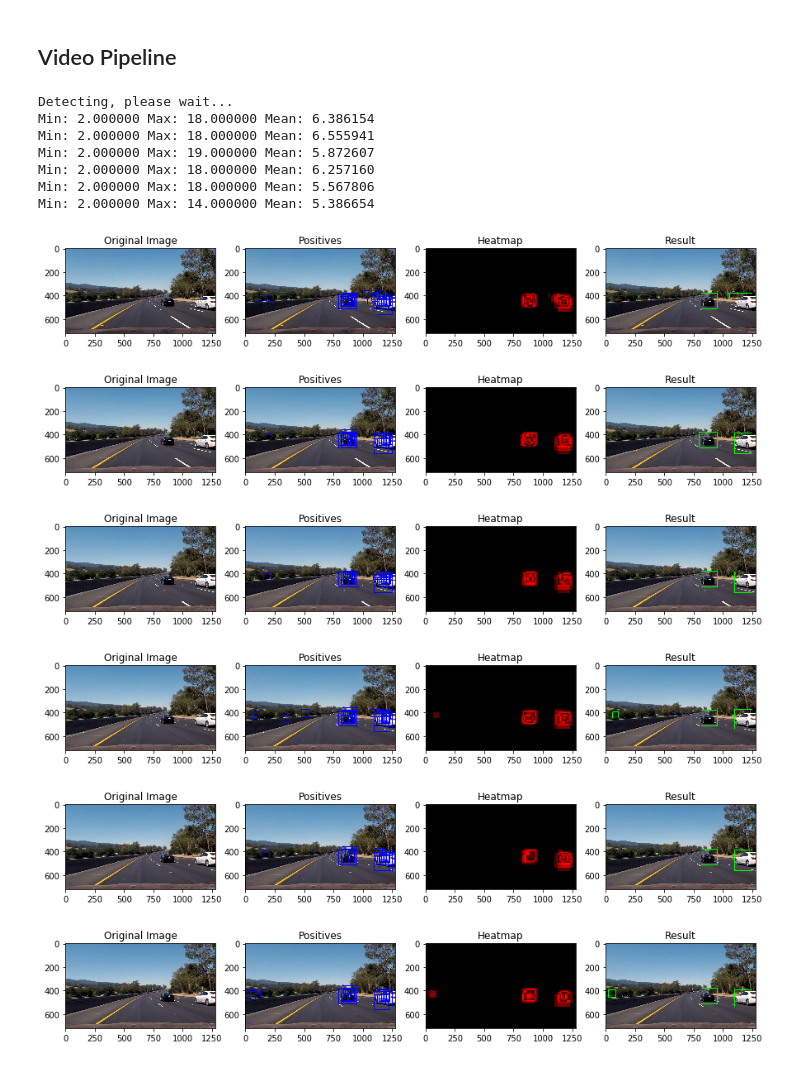
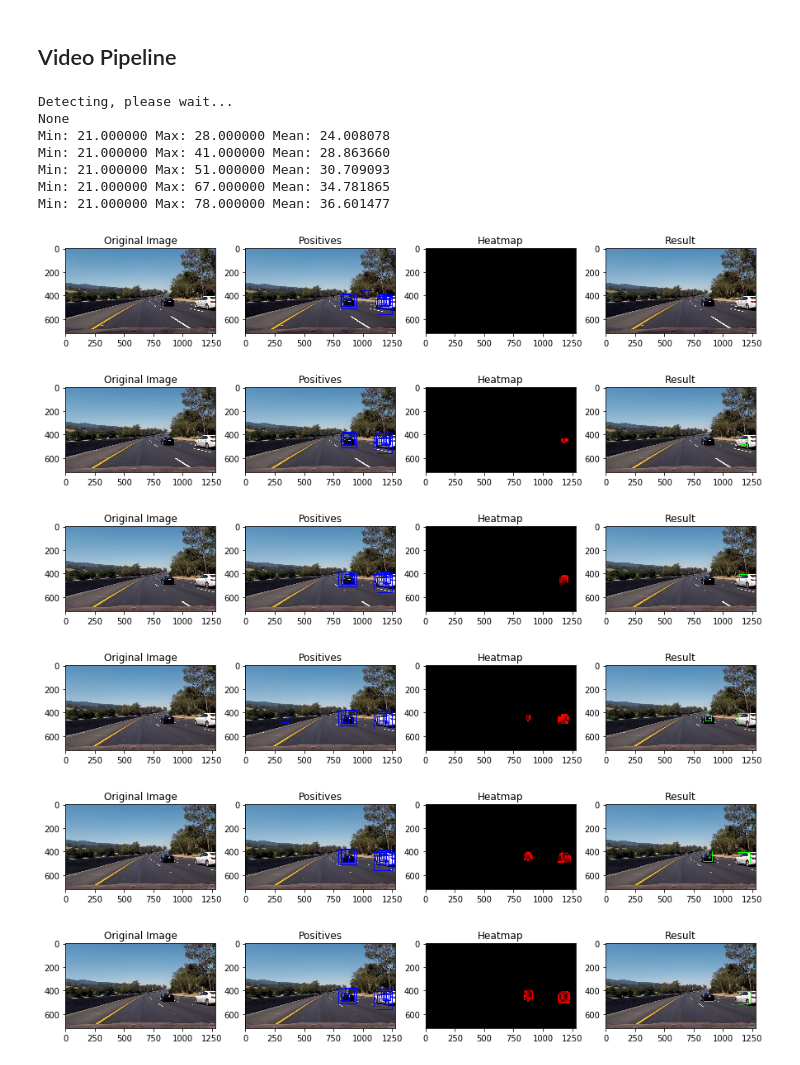
Before and after one commit to Maesla/Vehicle-Detection, a Jupyter notebook: vehicle_detection.ipynb, the cells around one changed output. Drawn from its saved outputs; the diff is of its cells as text; code cells hidden in the pictures.

```diff
--- a/vehicle_detection.ipynb
+++ b/vehicle_detection.ipynb
@@ -347,14 +347,31 @@ class SimpleVehicleClassifier():
         self.extractor = extractor
         self.classifier = classifier
         self.scaler = scaler
+        self.threshold = 1
+        self.hard_negative_mining = True;
+        self.count = np.random.randint(0, 99999999)
     def is_vehicle(self, img):
         features = self.extractor.extract(img)
         test_features = self.scaler.transform(np.array(features).reshape(1, -1))
-        prediction = self.classifier.predict(test_features)
-        if prediction == 1:
+        #prediction = self.classifier.predict(test_features)
+        confident = self.classifier.decision_function(test_features)
+        #print(confident)
+        #if prediction == 1:
+        self.count +=1
+        self.save_false_positive(img, confident)
+        if confident > self.threshold:
             return True
         else:
             return False
+
+    def save_false_positive(self, img, confident):
+        if (confident > 0 and confident < self.threshold and self.hard_negative_mining):
+            confident_str = "{0:.2f}".format(float(confident))
+            name = "hard_negative_mining_" + str(self.count) +"_" + confident_str + ".png"
+            name = './hard_negative_mining/' + name
+            mpimg.imsave(name, img)
+            #cv2.imwrite(name,img)
+            #print(confident)
 # %% [markdown]
 ## Vehicle Classifier
 # %%
@@ -753,7 +770,7 @@ class VehicleDetector():
         self.heatmap = heatmap
 
         self.windows_with_vehicle = []
-    def configure(self, threshold_frame, threshold_heat):
+    def configure(self, threshold_frame, threshold_heat, classifier_threshold):
         self.windows_with_vehicle = []
 
         self.heatmap.max_feed = threshold_frame
@@ -763,6 +780,8 @@ class VehicleDetector():
         self.heatmap.queue.max_size = threshold_frame
         self.heatmap.queue.queue = []
         self.heatmap.queue.full_list = []
+
+        self.simple_detector.threshold = classifier_threshold
 
     def detect(self, img):
         windows_full, windows = self.get_windows(img)
@@ -832,58 +851,61 @@ Max Votes: 6.0
 # %%
 def heatmap_to_drawable(heatmap_img):
     nonzero = heatmap_img[np.nonzero(heatmap_img)]
-    min_value = np.amin(nonzero)
-    max_value = np.amax(nonzero)
-    mean = np.mean(nonzero)
-    print("Min: {0:2f} Max: {1:2f} Mean: {2:2f}".format(min_value, max_value, mean))
-    if (heat_max > 0):
+    if(len(nonzero > 0)):
+        min_value = np.amin(nonzero)
+        max_value = np.amax(nonzero)
+        mean = np.mean(nonzero)
         heatmap_img = (heatmap_img/heat_max)*255.0
+        print("Min: {0:2f} Max: {1:2f} Mean: {2:2f}".format(min_value, max_value, mean))
+    else:
+        print("None")
+
     heatmap_rgb = np.dstack((heatmap_img, np.zeros_like(heatmap_img), np.zeros_like(heatmap_img)))
     return heatmap_rgb
 
 def draw(vehicle_detector, img):
     #print(vehicle_detector.heatmap.queue.full_list)
     all_positives = window_creator.draw_boxes(img, vehicle_detector.windows_with_vehicle, color=(0, 0, 255), thick=4)
     #plt.imshow(heatmap.heatmap_img, cmap='hot')
     heatmap_img = heatmap_to_drawable(vehicle_detector.heatmap.heatmap_img)
     result = vehicle_detector.result
     f, (ax1, ax2, ax3, ax4) = plt.subplots(1, 4, figsize=(15,8))
     ax1.imshow(img)
     ax1.set_title('Original Image', fontsize=12)
     ax2.imshow(all_positives)
     ax2.set_title('Positives', fontsize=12)
     ax3.imshow(heatmap_img*255, cmap = 'hot')
     ax3.set_title('Heatmap', fontsize=12)
     ax4.imshow(result)
     ax4.set_title('Result', fontsize=12)
 
 burst = []
 burst.append(load_img('./test_images/burst/burst_01.jpg'))
 burst.append(load_img('./test_images/burst/burst_02.jpg'))
 burst.append(load_img('./test_images/burst/burst_03.jpg'))
 burst.append(load_img('./test_images/burst/burst_04.jpg'))
 burst.append(load_img('./test_images/burst/burst_05.jpg'))
 burst.append(load_img('./test_images/burst/burst_06.jpg'))
 
-vehicle_detector.configure(threshold_frame = 1, threshold_heat = 1)
+vehicle_detector.configure(threshold_frame = 6, threshold_heat = 20, classifier_threshold = .8)
 print("Detecting, please wait...")
 for im in burst:
     vehicle_detector.detect(im)
     draw(vehicle_detector, im)
 # %% [output]
 Detecting, please wait...
-Min: 2.000000 Max: 18.000000 Mean: 6.386154
-Min: 2.000000 Max: 18.000000 Mean: 6.555941
-Min: 2.000000 Max: 19.000000 Mean: 5.872607
-Min: 2.000000 Max: 18.000000 Mean: 6.257160
-Min: 2.000000 Max: 18.000000 Mean: 5.567806
-Min: 2.000000 Max: 14.000000 Mean: 5.386654
+None
+Min: 21.000000 Max: 28.000000 Mean: 24.008078
+Min: 21.000000 Max: 41.000000 Mean: 28.863660
+Min: 21.000000 Max: 51.000000 Mean: 30.709093
+Min: 21.000000 Max: 67.000000 Mean: 34.781865
+Min: 21.000000 Max: 78.000000 Mean: 36.601477
-[figure, old version]
+[figure, new version]
-[figure, old version]
+[figure, new version]
-[figure, old version]
+[figure, new version]
-[figure, old version]
+[figure, new version]
-[figure, old version]
+[figure, new version]
-[figure, old version]
+[figure, new version]
 # %%
 # Import everything needed to edit/save/watch video clips
 from moviepy.editor import VideoFileClip
```
Also changed, not shown: parts of 7 cells of this notebook, 4 other files.
